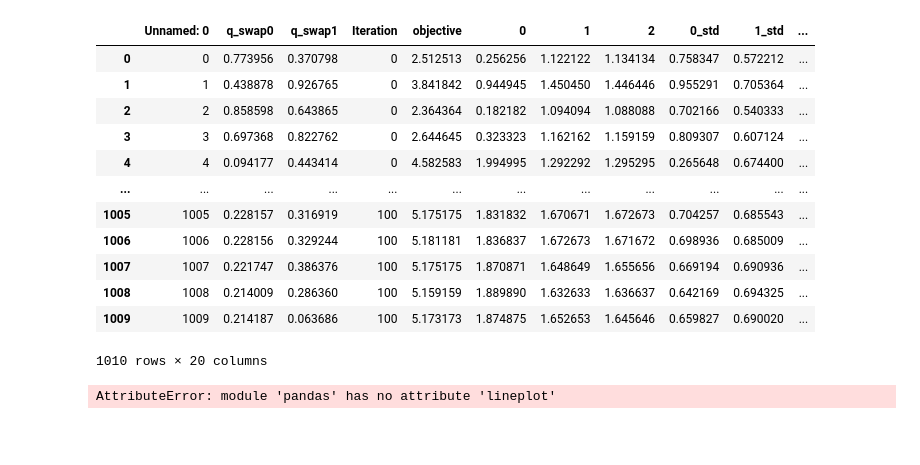
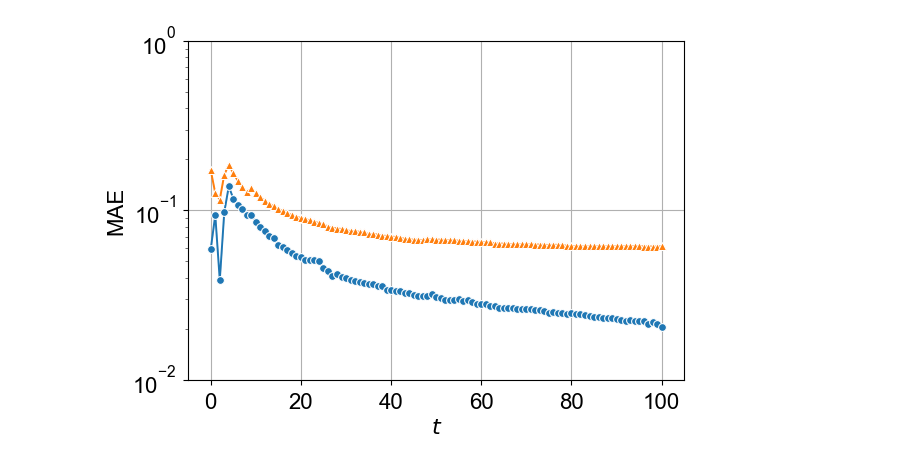
Before and after one commit to Luisenden/qnetsur, a Jupyter notebook: notebooks/surrogate_models.ipynb, the cells around one changed output. Cells and saved outputs as stored; diff of their text form; code cells hidden in the pictures; blank space fills up the shorter version.

```diff
--- a/notebooks/surrogate_models.ipynb
+++ b/notebooks/surrogate_models.ipynb
@@ -21,7 +21,10 @@ plt.rcParams.update({
 })
 import warnings
 warnings.filterwarnings("ignore")
+# %%
+path_to_output_data_folder = ''
 # %%
-path = '/Users/localadmin/Downloads/qnetsur_data-3/continuous_distribution_protocols/notebook_cd_n3/SU_tree-2-1_100cycles_SEED42_06-26-2024_16:30:08.csv'
-path = '/Users/localadmin/Downloads/qnetsur_data-3/continuous_distribution_protocols/notebook_cd_n10/SU_randtree-10_100cycles_SEED42_08-26-2024_11:53:41.csv'
-df = pd.read_csv(path)
+
+path = path_to_output_data_folder+'/continuous_distribution_protocols/notebook_cd_n3/SU_tree-2-1_100cycles_SEED42_06-26-2024_16:30:08.csv'
+#path = path_to_output_data_folder+'/continuous_distribution_protocols/notebook_cd_n10/SU_randtree-10_100cycles_SEED42_08-26-2024_11:53:41.csv'
+data = pd.read_csv(path)
@@ -38,17 +31,12 @@ plt.legend()
-# %%
-df
-# %% [output]
-|  | Unnamed: 0 | q_swap0 | q_swap1 | Iteration | objective | 0 | 1 | 2 | 0_std | 1_std | ... |
-| 0 | 0 | 0.773956 | 0.370798 | 0 | 2.512513 | 0.256256 | 1.122122 | 1.134134 | 0.758347 | 0.572212 | ... |
-| 1 | 1 | 0.438878 | 0.926765 | 0 | 3.841842 | 0.944945 | 1.450450 | 1.446446 | 0.955291 | 0.705364 | ... |
-| 2 | 2 | 0.858598 | 0.643865 | 0 | 2.364364 | 0.182182 | 1.094094 | 1.088088 | 0.702166 | 0.540333 | ... |
-| 3 | 3 | 0.697368 | 0.822762 | 0 | 2.644645 | 0.323323 | 1.162162 | 1.159159 | 0.809307 | 0.607124 | ... |
-| 4 | 4 | 0.094177 | 0.443414 | 0 | 4.582583 | 1.994995 | 1.292292 | 1.295295 | 0.265648 | 0.674400 | ... |
-| ... | ... | ... | ... | ... | ... | ... | ... | ... | ... | ... | ... |
-| 1005 | 1005 | 0.228157 | 0.316919 | 100 | 5.175175 | 1.831832 | 1.670671 | 1.672673 | 0.704257 | 0.685543 | ... |
-| 1006 | 1006 | 0.228156 | 0.329244 | 100 | 5.181181 | 1.836837 | 1.672673 | 1.671672 | 0.698936 | 0.685009 | ... |
-| 1007 | 1007 | 0.221747 | 0.386376 | 100 | 5.175175 | 1.870871 | 1.648649 | 1.655656 | 0.669194 | 0.690936 | ... |
-| 1008 | 1008 | 0.214009 | 0.286360 | 100 | 5.159159 | 1.889890 | 1.632633 | 1.636637 | 0.642169 | 0.694325 | ... |
-| 1009 | 1009 | 0.214187 | 0.063686 | 100 | 5.173173 | 1.874875 | 1.652653 | 1.645646 | 0.659827 | 0.690020 | ... |
-1010 rows × 20 columns
+# %%
+sns.lineplot(data=data, x='Iteration', y='DecisionTree', errorbar='ci', marker='o')
+sns.lineplot(data=data, x='Iteration', y='SVR', errorbar='ci', marker='^')
+plt.ylabel('MAE')
+plt.grid()
+plt.yscale('log')
+plt.ylim(0.01, 1)
+plt.xlabel(r'$t$')
+plt.savefig('cd_n3.pdf', dpi=300, bbox_inches='tight')
+# %% [output]
+[figure, added]
 # %%
@@ -60,7 +48,3 @@ for i, file in enumerate(files):
     df['File'] = i
     data.append(df)
 data = pd.concat(data)
-# %%
-pd.lineplot(data=data, x='Iteration', y='DecisionTree', hue='File')
-# %% [output]
-AttributeError: module 'pandas' has no attribute 'lineplot'
```
Also changed, not shown: parts of 7 cells of this notebook, 4 other files.
